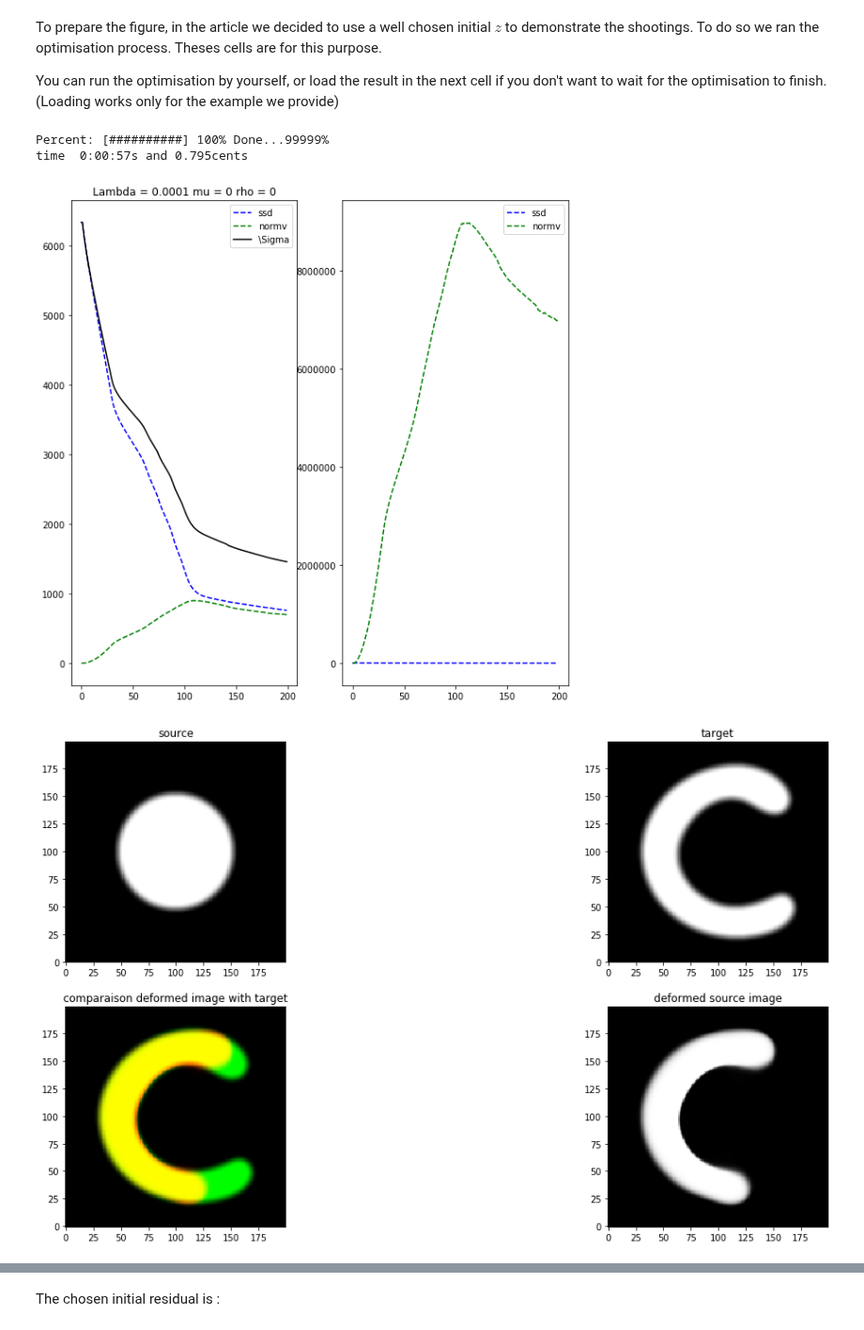
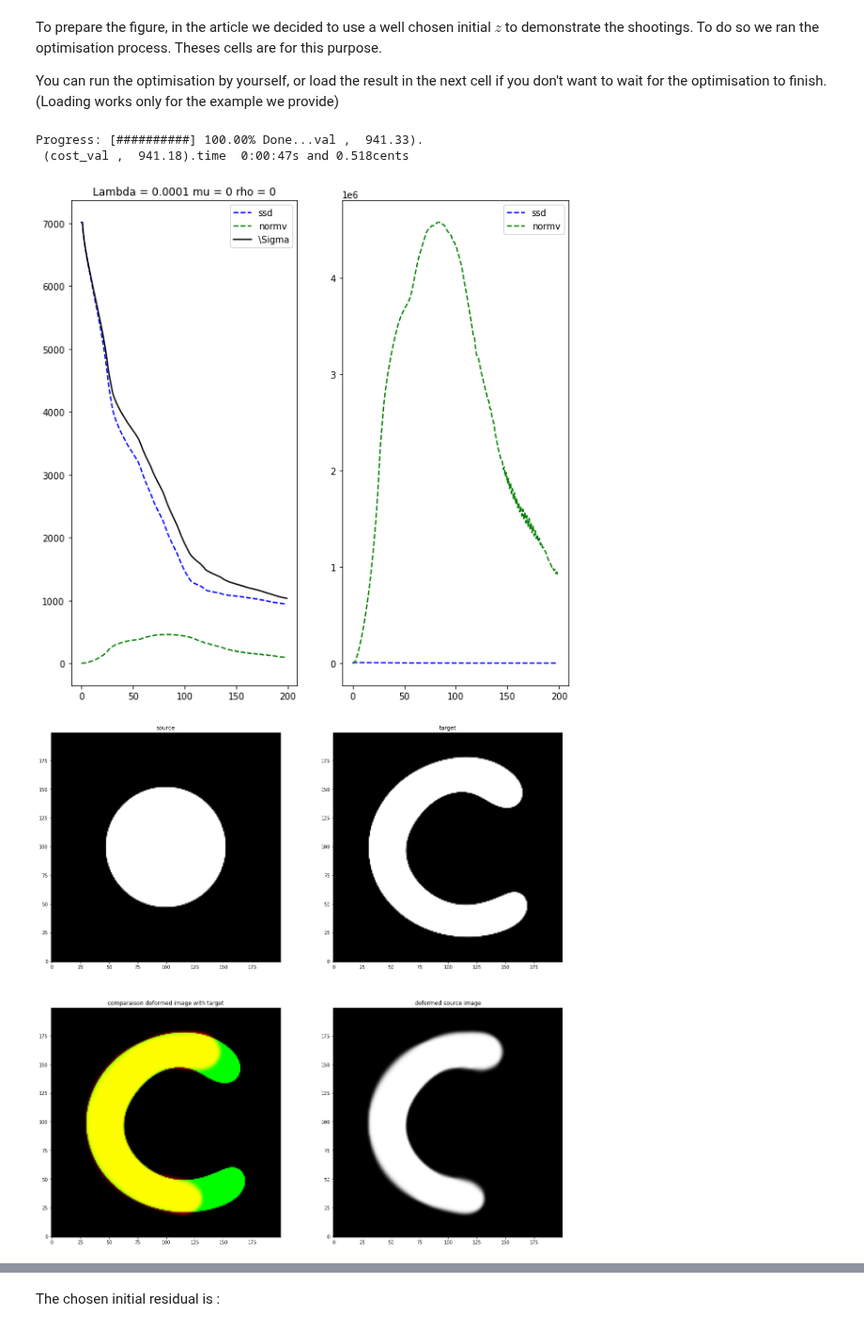
Before and after one commit to antonfrancois/Demeter_metamorphosis, a Jupyter notebook: figs_geodesic_stability_lddmm.ipynb, the cells around one changed output, grey strips where cells are left out. Shown at 94% size. Drawn from its saved outputs; the diff is of its cells as text; code cells hidden in the pictures.

```diff
--- a/figs_geodesic_stability_lddmm.ipynb
+++ b/figs_geodesic_stability_lddmm.ipynb
@@ -29,10 +29,10 @@ else:
     H,W = size
 
 # To blur the pictures with a gaussian kernel of sigma = 3
-sig = 3
-smooth = flt.GaussianBlur2d((sig*3,sig*3), (sig, sig))
-S = smooth(S)
-T = smooth(T)
+# sig = 3
+# smooth = flt.GaussianBlur2d((sig*3,sig*3), (sig, sig))
+# S = smooth(S)
+# T = smooth(T)
 
 
 
@@ -65,32 +66,32 @@ You can run the optimisation by yourself, or load the result in the next cell if
 # %%
 residuals = torch.zeros(size)
 # # to start over with a already initialized residual.
 # # residuals = mr_1.to_analyse[0]
 residuals.requires_grad = True
 residuals.to('cuda:0')
 
 
 lamb = 1e-4
 n_iter = 200
 
 start = time.time()
 # Initialisation of the geodesic shooting method
-mp_L = mt.metamorphosis_path(method ='semiLagrangian',
-                             mu=0,sigma_v=10,n_step=20)
+mp_L = mt.Metamorphosis_path(method ='semiLagrangian',
+                             mu=0,sigma_v=(10,10),n_step=20)
 # Initialisation of the Demeter method
-mr_L = mt.optimize_geodesicShooting(S,T,mp_L,
-                                     dict(lamb=lamb,rho = 0),
-                                     optimizer_method='grad_descent')
+mr_L = mt.Optimize_metamorphosis(S,T,mp_L,
+                                     cost_cst=lamb,
+                                     optimizer_method='adadelta')
 # Optimisation
 mr_L.forward(residuals,n_iter=n_iter,grad_coef=10000,verbose=True)
 end = time.time()
 
 print('time ',format_time(end - start))
 # Show results
 mr_L.plot()
 mr_L.plot_deform()
 # %% [output]
-Percent: [##########] 100% Done...99999%
-time  0:00:57s and 0.795cents
+Progress: [##########] 100.00% Done...val ,  941.33).
+ (cost_val ,  941.18).time  0:00:47s and 0.518cents
-[figure, old version]
+[figure, new version]
-[figure, old version]
+[figure, new version]
```
Also changed, not shown: parts of 6 cells of this notebook, 8 other files.
